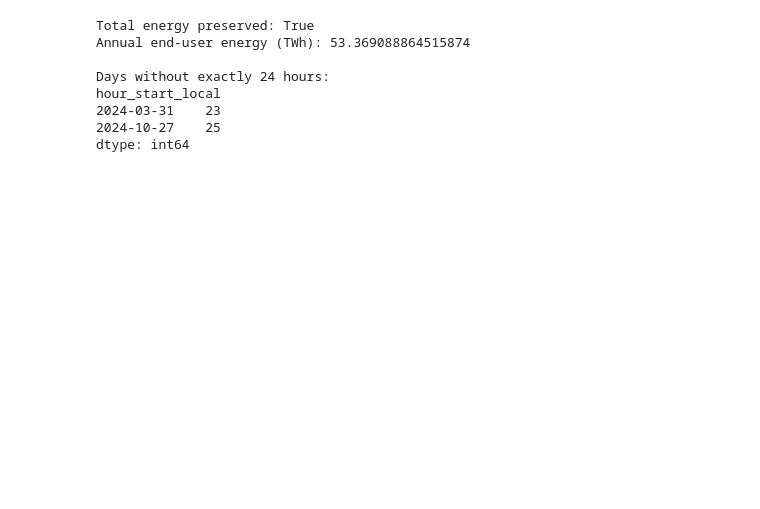
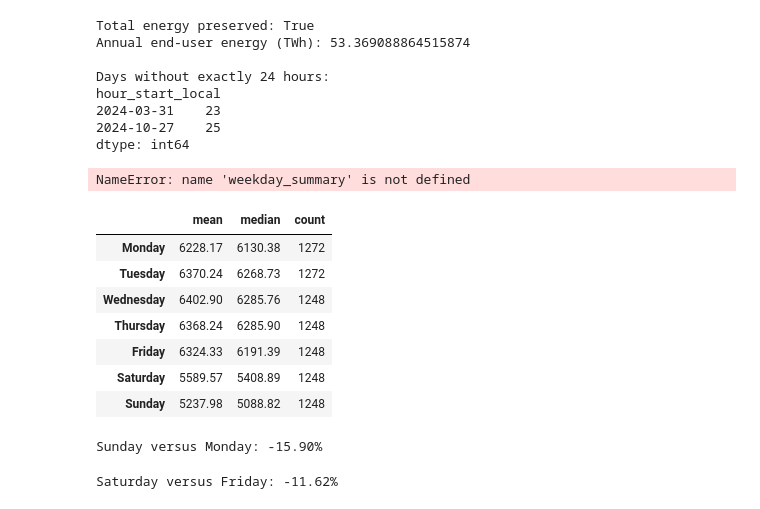
Before and after one commit to mihail500/swiss-energy-forecast, a Jupyter notebook: notebooks/01_data_inspection.ipynb, the cells around one changed output. Cells and saved outputs as stored; diff of their text form; code cells hidden in the pictures; blank space fills up the shorter version.

```diff
--- a/notebooks/01_data_inspection.ipynb
+++ b/notebooks/01_data_inspection.ipynb
@@ -494,3 +494,56 @@ hour_start_local
 2024-03-31    23
 2024-10-27    25
 dtype: int64
+# %%
+monday_mean = weekday_summary.loc["Monday", "mean"]
+sunday_mean = weekday_summary.loc["Sunday", "mean"]
+
+# Your task: use these variables to calculate the percentage difference.
+# %% [output]
+NameError: name 'weekday_summary' is not defined
+# %%
+hourly["day_of_week"] = hourly["hour_start_local"].dt.dayofweek
+
+weekday_summary = (
+    hourly.groupby("day_of_week")["end_user_energy_mwh"]
+    .agg(["mean", "median", "count"])
+    .reindex(range(7))
+)
+
+weekday_summary.index = [
+    "Monday", "Tuesday", "Wednesday", "Thursday",
+    "Friday", "Saturday", "Sunday",
+]
+
+display(weekday_summary.round(2))
+# %% [output]
+|  | mean | median | count |
+| Monday | 6228.17 | 6130.38 | 1272 |
+| Tuesday | 6370.24 | 6268.73 | 1272 |
+| Wednesday | 6402.90 | 6285.76 | 1248 |
+| Thursday | 6368.24 | 6285.90 | 1248 |
+| Friday | 6324.33 | 6191.39 | 1248 |
+| Saturday | 5589.57 | 5408.89 | 1248 |
+| Sunday | 5237.98 | 5088.82 | 1248 |
+# %%
+monday_mean = weekday_summary.loc["Monday", "mean"]
+sunday_mean = weekday_summary.loc["Sunday", "mean"]
+
+percentage_difference = (
+    (sunday_mean - monday_mean) / monday_mean
+) * 100
+
+print(f"Sunday versus Monday: {percentage_difference:.2f}%")
+# %% [output]
+Sunday versus Monday: -15.90%
+# %%
+saturday_mean = weekday_summary.loc["Saturday", "mean"]
+friday_mean = weekday_summary.loc["Friday", "mean"]
+
+percentage_difference = (
+    (saturday_mean - friday_mean) / friday_mean
+) * 100
+
+print(f"Saturday versus Friday: {percentage_difference:.2f}%")
+# %% [output]
+Saturday versus Friday: -11.62%
```
Also changed, not shown: parts of 4 cells of this notebook.
